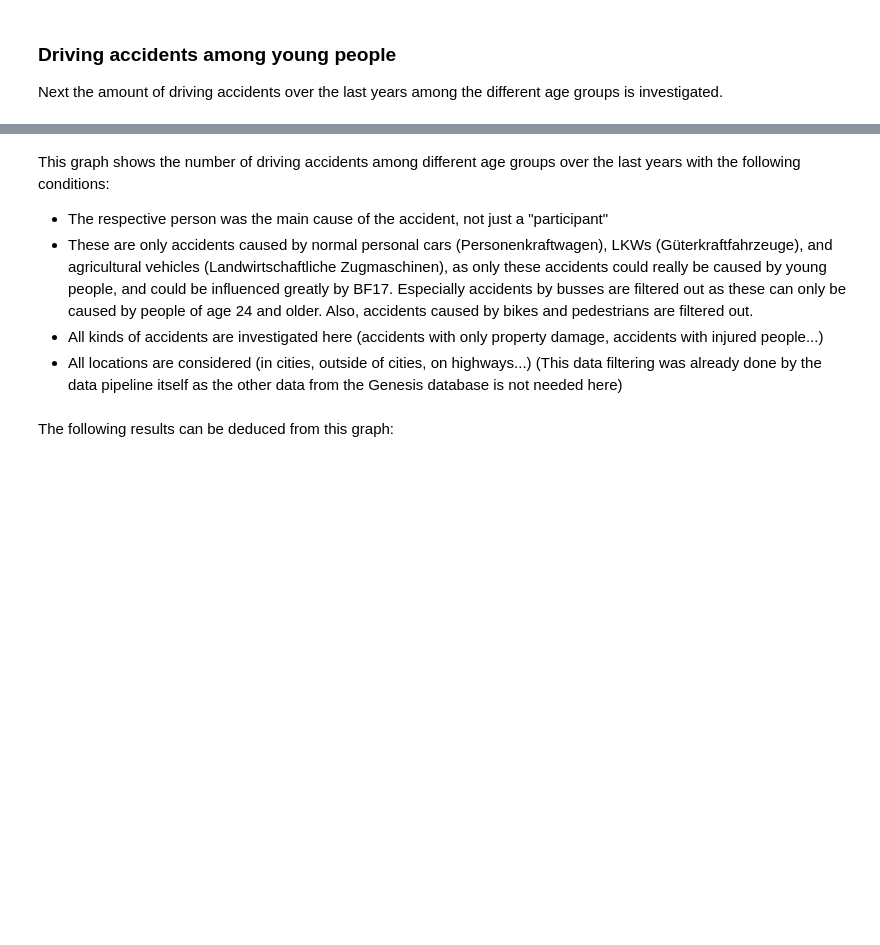
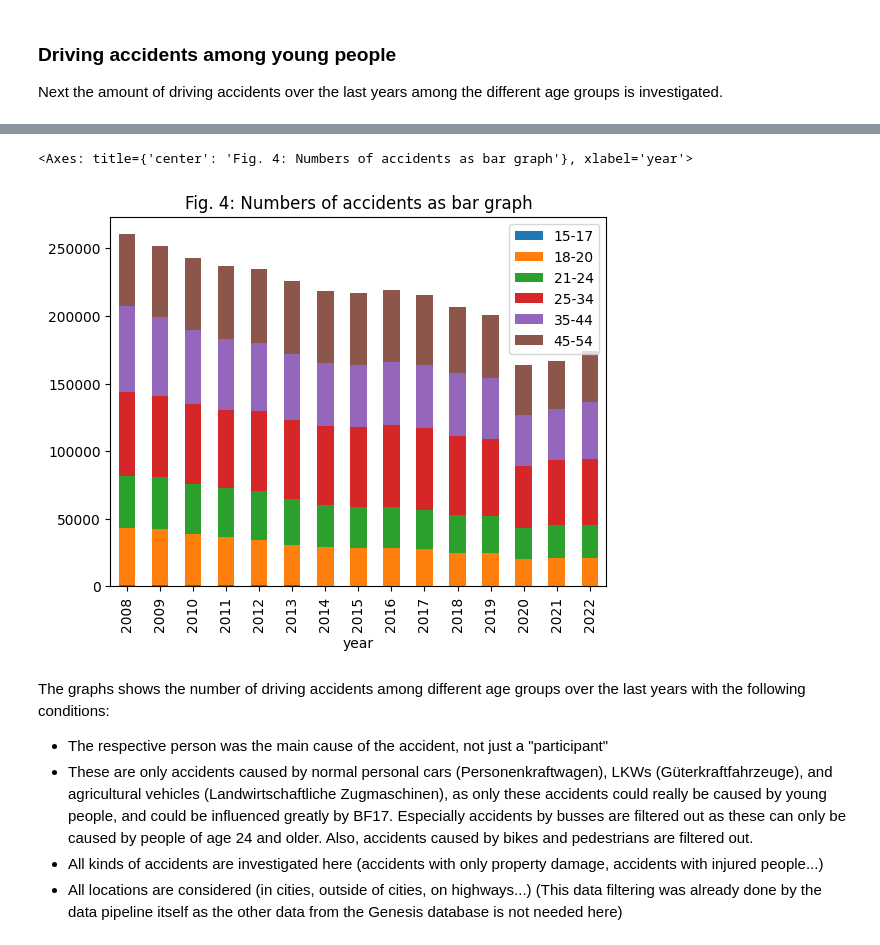
Before and after one commit to Domi020/made, a Jupyter notebook: project/report.ipynb, the cells around one changed output, grey strips where cells are left out. Saved outputs shown, nothing was run; the diff lists cells and outputs as text; code cells hidden in the pictures; blank space fills up the shorter version.

Commit message:
Add more results

```diff
--- a/project/report.ipynb
+++ b/project/report.ipynb
@@ -159,9 +164,12 @@ df.plot()
+# %%
+df.plot.bar(stacked=True, title="Fig. 4: Numbers of accidents as bar graph")
+# %% [output]
+<Axes: title={'center': 'Fig. 4: Numbers of accidents as bar graph'}, xlabel='year'>
+[figure, added]
 # %% [markdown]
-This graph shows the number of driving accidents among different age groups over the last years with the following conditions:
+The graphs shows the number of driving accidents among different age groups over the last years with the following conditions:
 - The respective person was the main cause of the accident, not just a "participant"
 - These are only accidents caused by normal personal cars (Personenkraftwagen), LKWs (Güterkraftfahrzeuge), and agricultural vehicles (Landwirtschaftliche Zugmaschinen), as only these accidents could really be caused by young people, and could be influenced greatly by BF17. Especially accidents by busses are filtered out as these can only be caused by people of age 24 and older. Also, accidents caused by bikes and pedestrians are filtered out.
 - All kinds of accidents are investigated here (accidents with only property damage, accidents with injured people...)
 - All locations are considered (in cities, outside of cities, on highways...)
 (This data filtering was already done by the data pipeline itself as the other data from the Genesis database is not needed here)
-# %% [markdown]
-The following results can be deduced from this graph:
```
Also changed, not shown: parts of 14 cells of this notebook.
